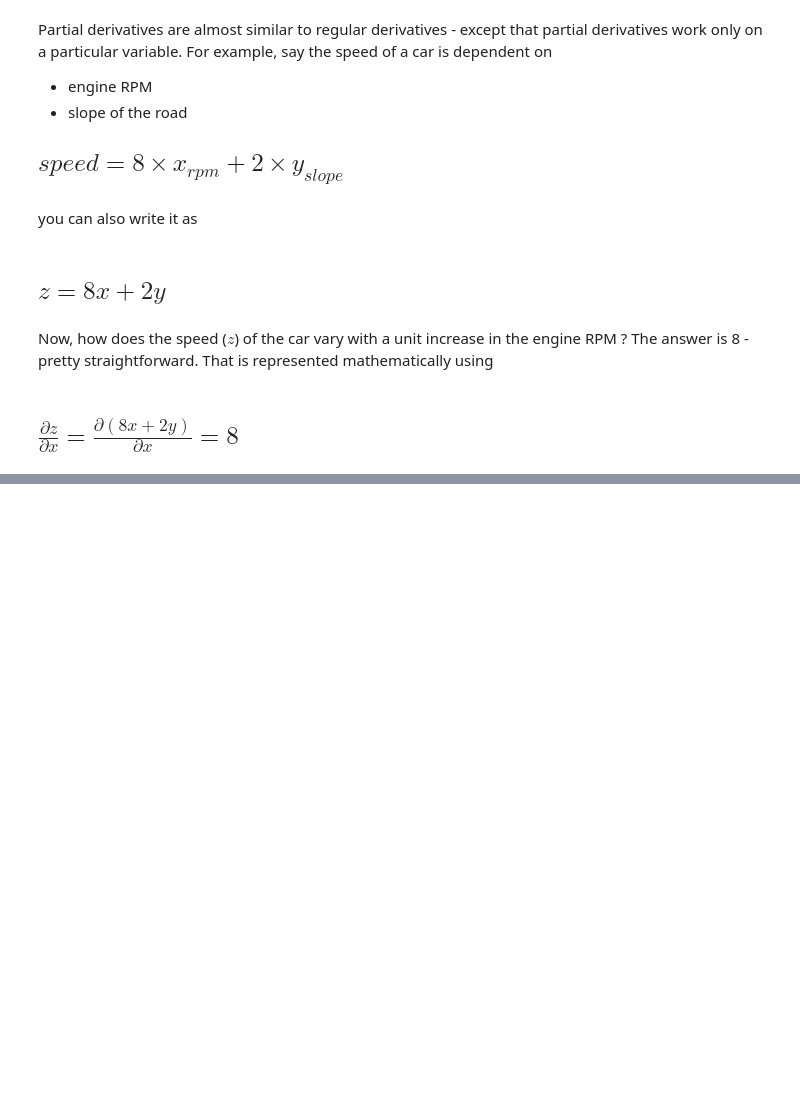
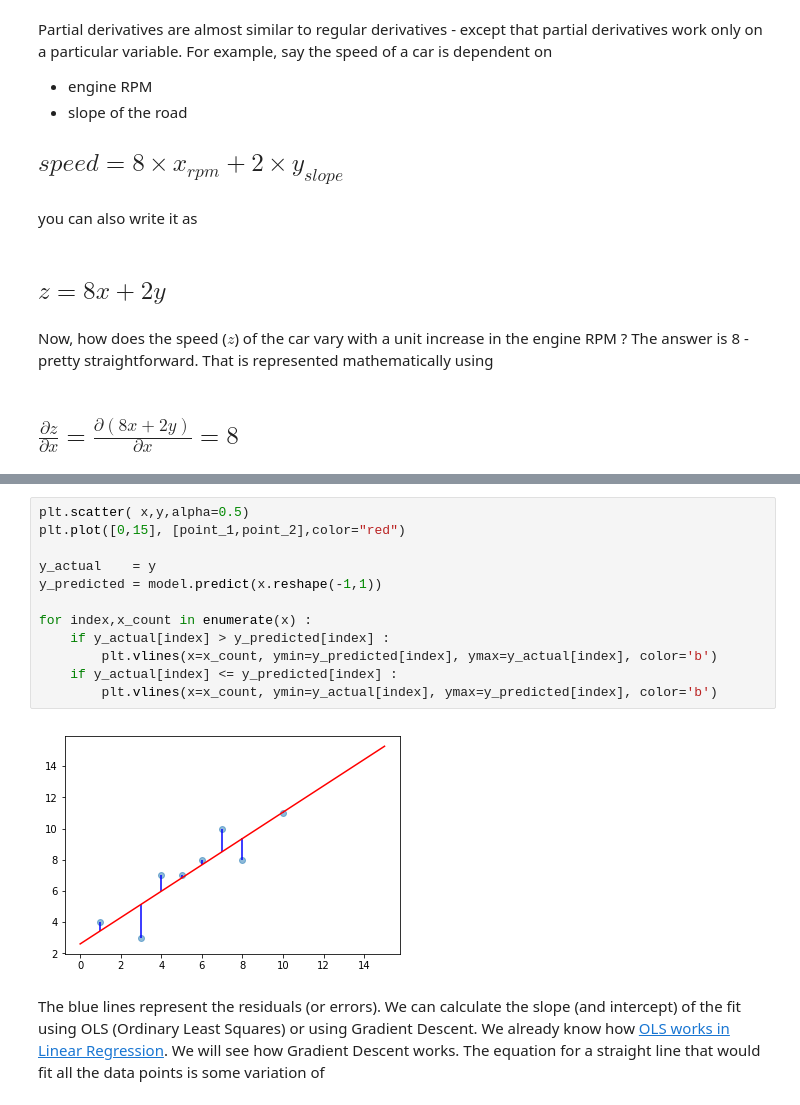
Before and after one commit to hotcode002/deep_learning, a Jupyter notebook: Week 1/gradient_descent.ipynb, the cells around one changed output, grey strips where cells are left out. Saved outputs shown, nothing was run; the diff lists cells and outputs as text; blank space fills up the shorter version.

```diff
--- a/Week 1/gradient_descent.ipynb
+++ b/Week 1/gradient_descent.ipynb
@@ -175,0 +246,16 @@ Now, how does the speed ($z$) of the car vary with a unit increase in the engine
+# %%
+plt.scatter( x,y,alpha=0.5)
+plt.plot([0,15], [point_1,point_2],color="red")
+
+y_actual    = y
+y_predicted = model.predict(x.reshape(-1,1))
+
+for index,x_count in enumerate(x) :
+    if y_actual[index] > y_predicted[index] :
+        plt.vlines(x=x_count, ymin=y_predicted[index], ymax=y_actual[index], color='b')
+    if y_actual[index] <= y_predicted[index] :
+        plt.vlines(x=x_count, ymin=y_actual[index], ymax=y_predicted[index], color='b')
+# %% [output]
+[figure, added]
+# %% [markdown]
+The blue lines represent the residuals (or errors). We can calculate the slope (and intercept) of the fit using OLS (Ordinary Least Squares) or using Gradient Descent. We already know how <a href="https://ajaytech.co/python-regression/#Sum-of-Squares">OLS works in Linear Regression</a>. We will see how Gradient Descent works. The equation for a straight line that would fit all the data points is some variation of
```
Also changed, not shown: parts of 28 cells of this notebook, 2 other files.
